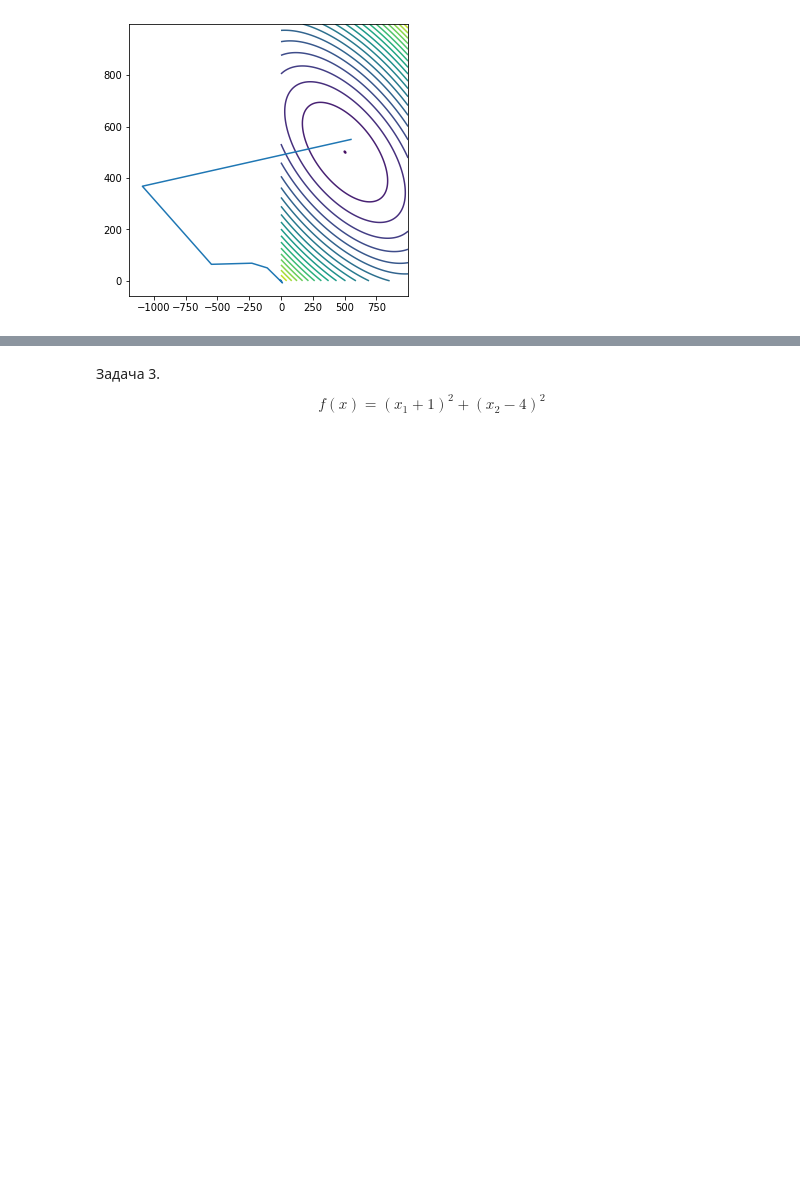
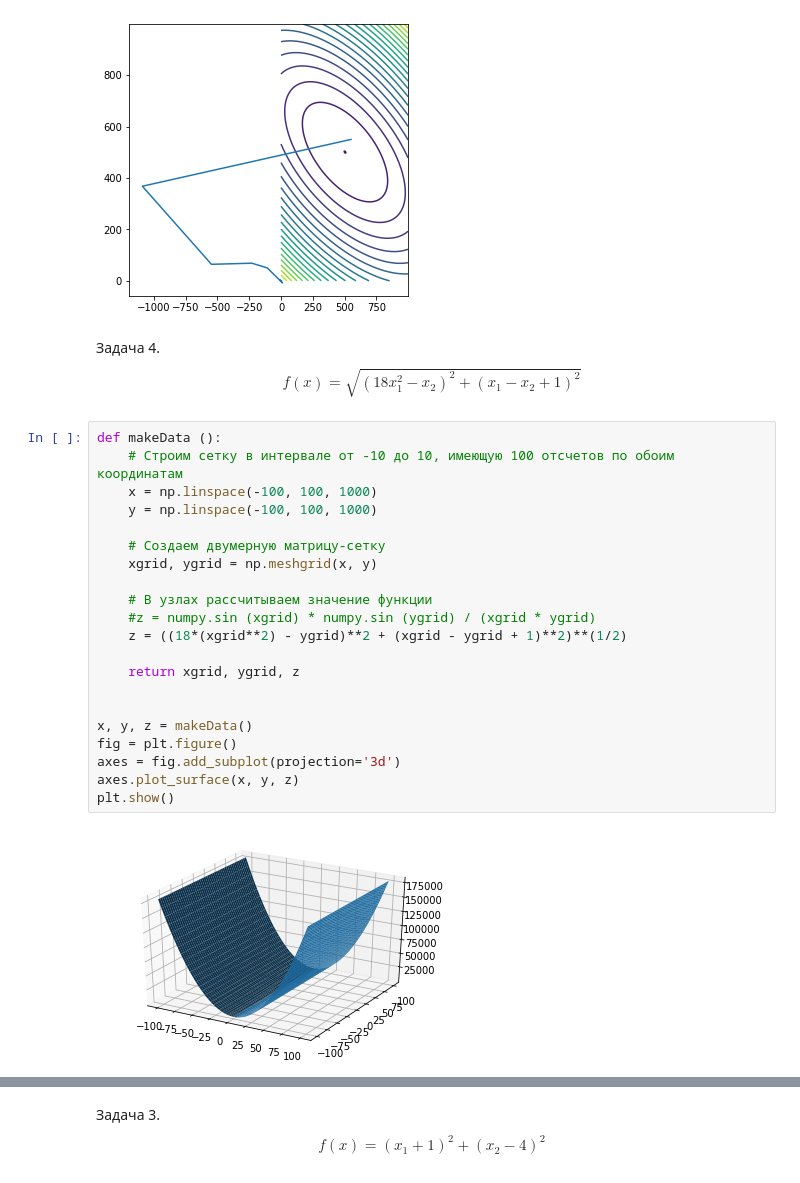
Before and after one commit to Viktory4121/Optimization_Methods, a Jupyter notebook: линии_уровня_траектории_решения.ipynb, the cells around one changed output, grey strips where cells are left out. Saved outputs shown, nothing was run; the diff lists cells and outputs as text; blank space fills up the shorter version.

```diff
--- a/линии_уровня_траектории_решения.ipynb
+++ b/линии_уровня_траектории_решения.ipynb
@@ -119,3 +120,29 @@ fig.set_figheight(5)    #  высота "Figure"
 plt.show()
 # %% [output]
 [figure]
+# %% [markdown]
+Задача 4.
+$$f(x)=\sqrt{(18x_1^2 - x_2)^2 + (x_1 - x_2 + 1)^2}$$
+# %%
+def makeData ():
+    # Строим сетку в интервале от -10 до 10, имеющую 100 отсчетов по обоим координатам
+    x = np.linspace(-100, 100, 1000)
+    y = np.linspace(-100, 100, 1000)
+
+    # Создаем двумерную матрицу-сетку
+    xgrid, ygrid = np.meshgrid(x, y)
+
+    # В узлах рассчитываем значение функции
+    #z = numpy.sin (xgrid) * numpy.sin (ygrid) / (xgrid * ygrid)
+    z = ((18*(xgrid**2) - ygrid)**2 + (xgrid - ygrid + 1)**2)**(1/2)
+
+    return xgrid, ygrid, z
+
+
+x, y, z = makeData()
+fig = plt.figure()
+axes = fig.add_subplot(projection='3d')
+axes.plot_surface(x, y, z)
+plt.show()
+# %% [output]
+[figure, added]
```
Also changed, not shown: parts of 6 cells of this notebook.
